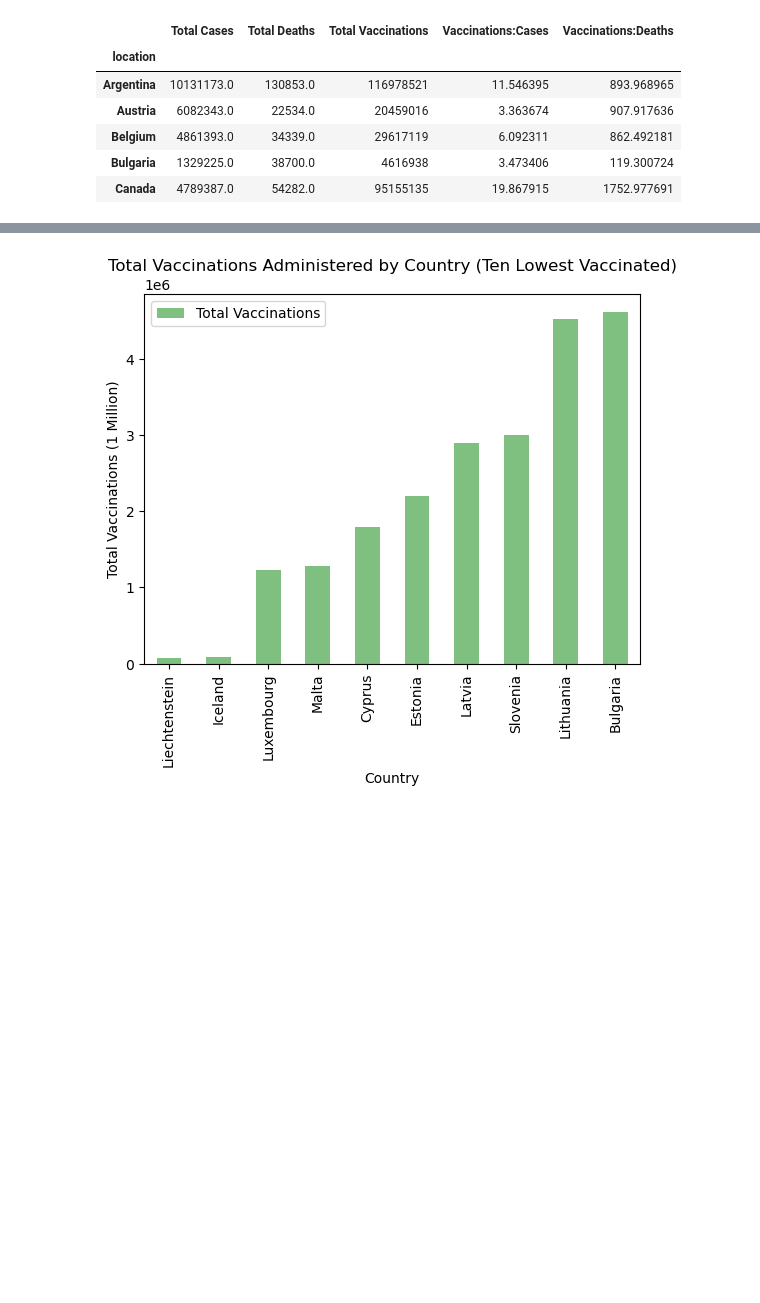
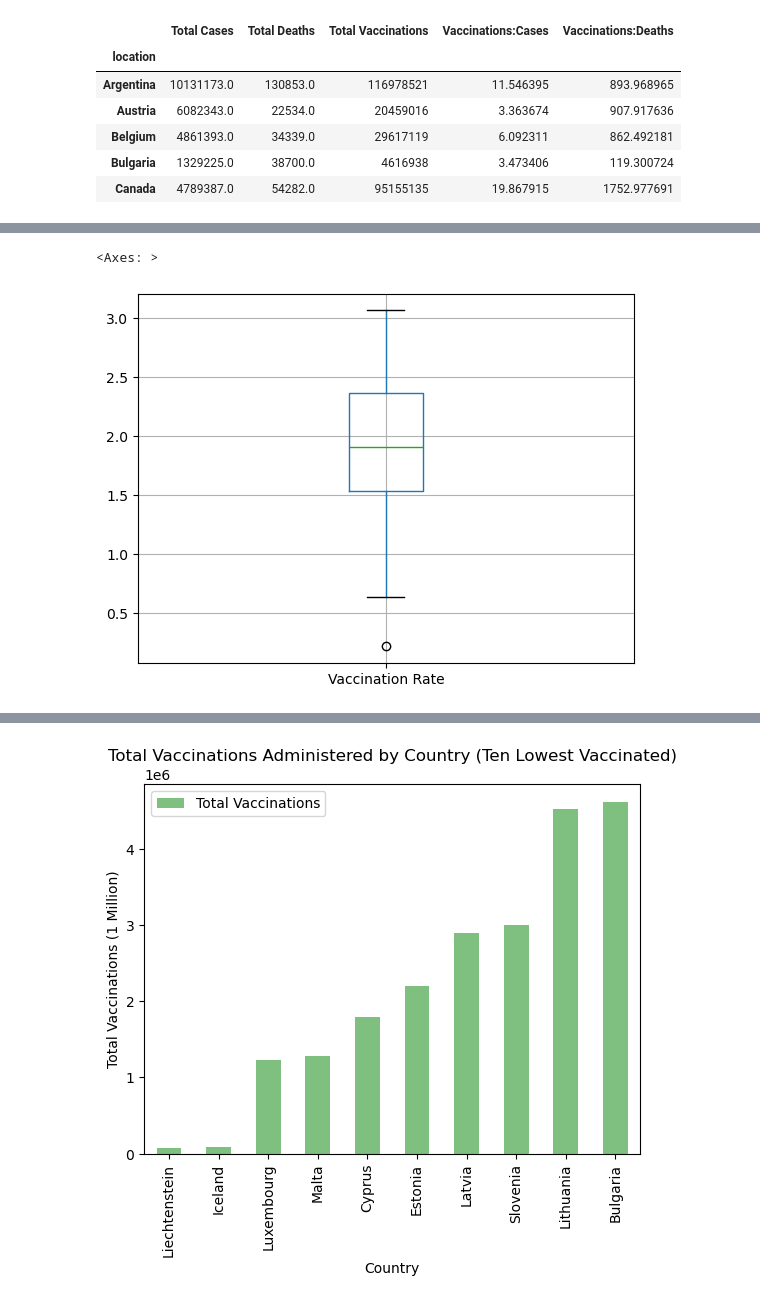
Before and after one commit to gburlew/Project-1, a Jupyter notebook: Notebooks/covid cases vs vax.ipynb, the cells around one changed output, grey strips where cells are left out. Saved outputs shown, nothing was run; the diff lists cells and outputs as text; code cells hidden in the pictures; blank space fills up the shorter version.

```diff
--- a/Notebooks/covid cases vs vax.ipynb
+++ b/Notebooks/covid cases vs vax.ipynb
@@ -5,6 +6,7 @@ from pathlib import Path
 # %%
 full_data = Path('../Resources/full_data.csv')
 manufacturer_data = Path('../Resources/vaccinations-by-manufacturer.csv')
+populations_data = Path('../Resources/world-population-data.csv')
 # %%
 full_data = pd.read_csv(full_data)
 manufacturer_data = pd.read_csv(manufacturer_data)
@@ -58,0 +173,5 @@ vax_case_ratio.head()
+# %%
+vax_rates.boxplot(column='Vaccination Rate')
+# %% [output]
+<Axes: >
+[figure, added]
```
Also changed, not shown: parts of 19 cells of this notebook, 1 other file.
